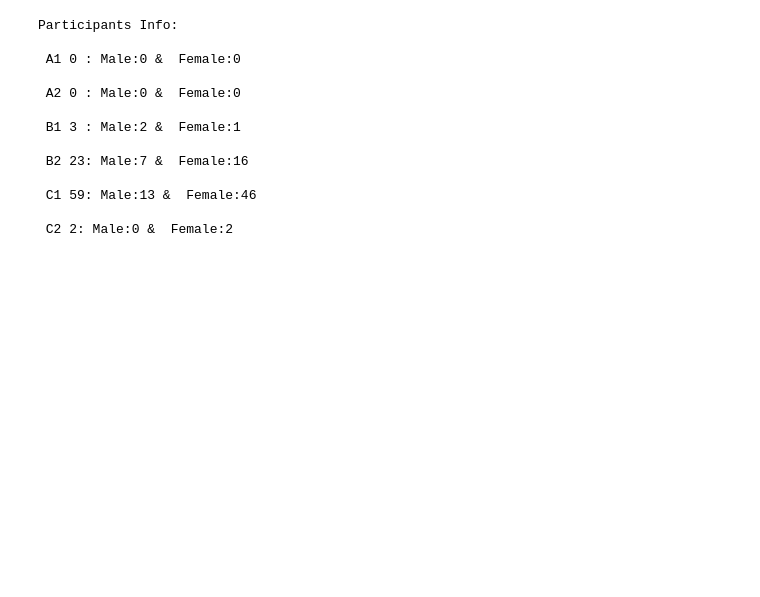
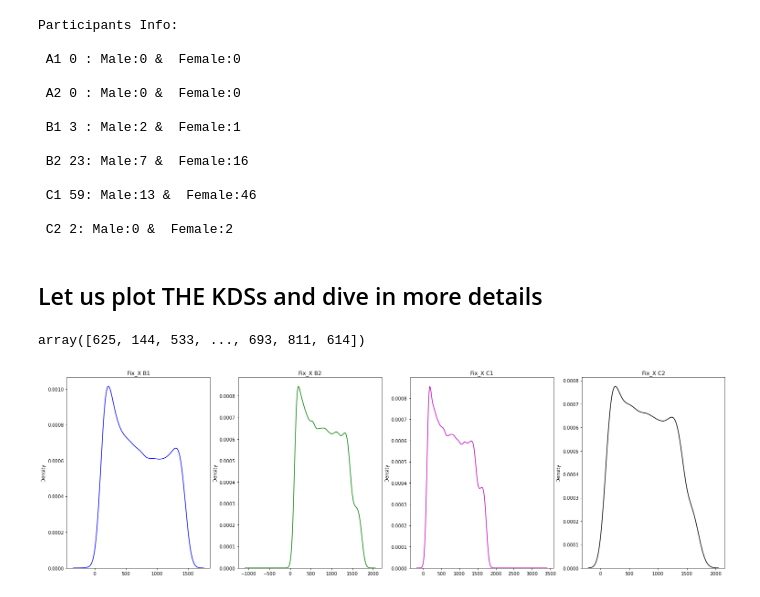
Before and after one commit to mvkairov/meco, a Jupyter notebook: Notebooks/a02_ru_fix_demo_analysis.ipynb, the cells around one changed output. Cells and saved outputs as stored; diff of their text form; code cells hidden in the pictures; blank space fills up the shorter version.

```diff
--- a/Notebooks/a02_ru_fix_demo_analysis.ipynb
+++ b/Notebooks/a02_ru_fix_demo_analysis.ipynb
@@ -220,3 +220,39 @@ Participants Info:
  C1 59: Male:13 &  Female:46
 
  C2 2: Male:0 &  Female:2
+# %% [markdown]
+## Let us plot THE KDSs and dive in more details
+# %%
+b1.Fix_X.values
+# %% [output]
+array([625, 144, 533, ..., 693, 811, 614])
+# %%
+
+
+fig = plt.figure(figsize=(25, 7))
+fig.subplots_adjust(left=0.1, bottom=0.05, )
+
+
+# B1
+ax = fig.add_subplot(141)
+sns.kdeplot(b1.Fix_X.values, color='b')
+ax.set_title("Fix_X B1")
+
+# B2
+ax = fig.add_subplot(142)
+sns.kdeplot(b2.Fix_X.values, color='g')
+ax.set_title("Fix_X B2")
+
+# C1
+ax = fig.add_subplot(143)
+sns.kdeplot(c1.Fix_X.values, color='m')
+ax.set_title("Fix_X C1")
+
+# C2
+ax = fig.add_subplot(144)
+sns.kdeplot(c2.Fix_X.values, color='k')
+ax.set_title("Fix_X C2")
+
+plt.show()
+# %% [output]
+[figure, added]
```
Also changed, not shown: parts of 9 cells of this notebook.
